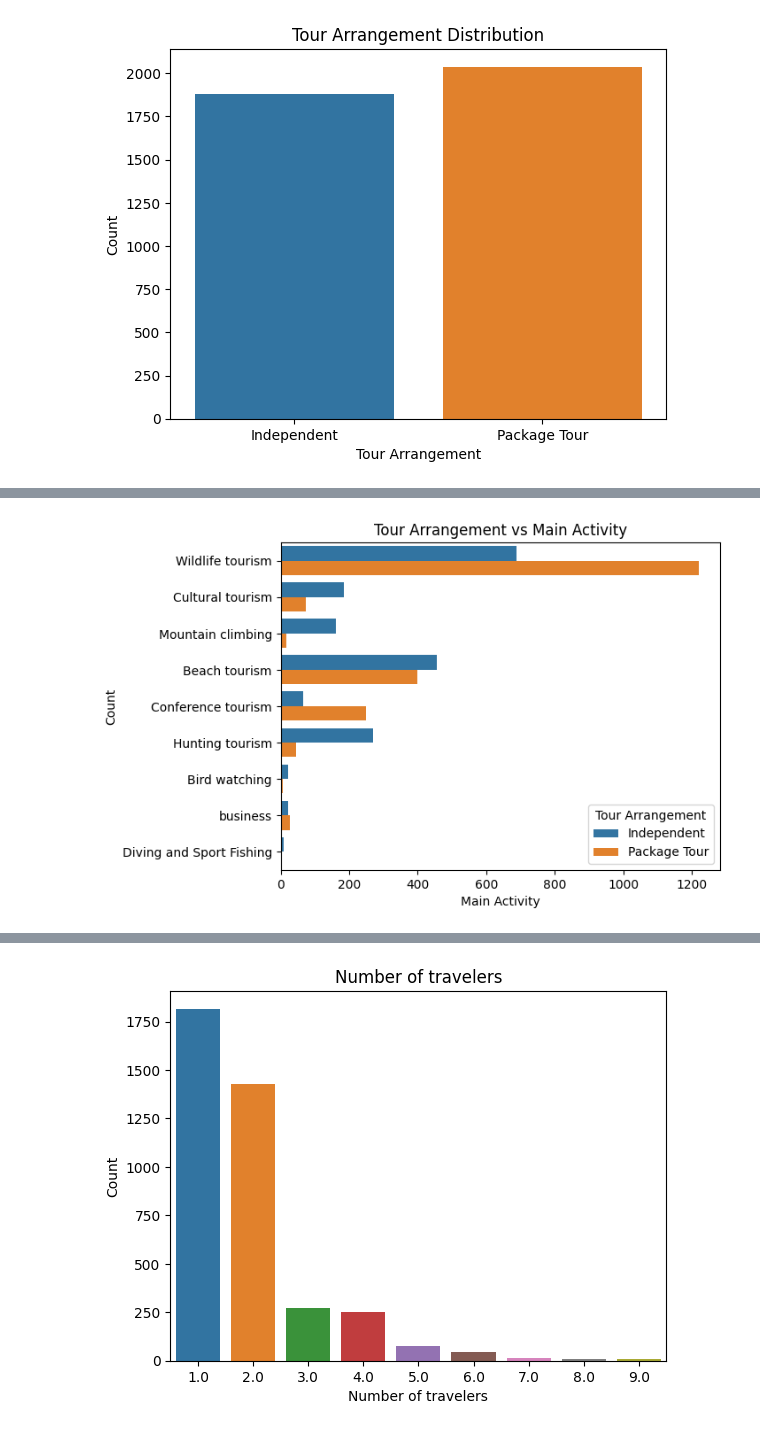
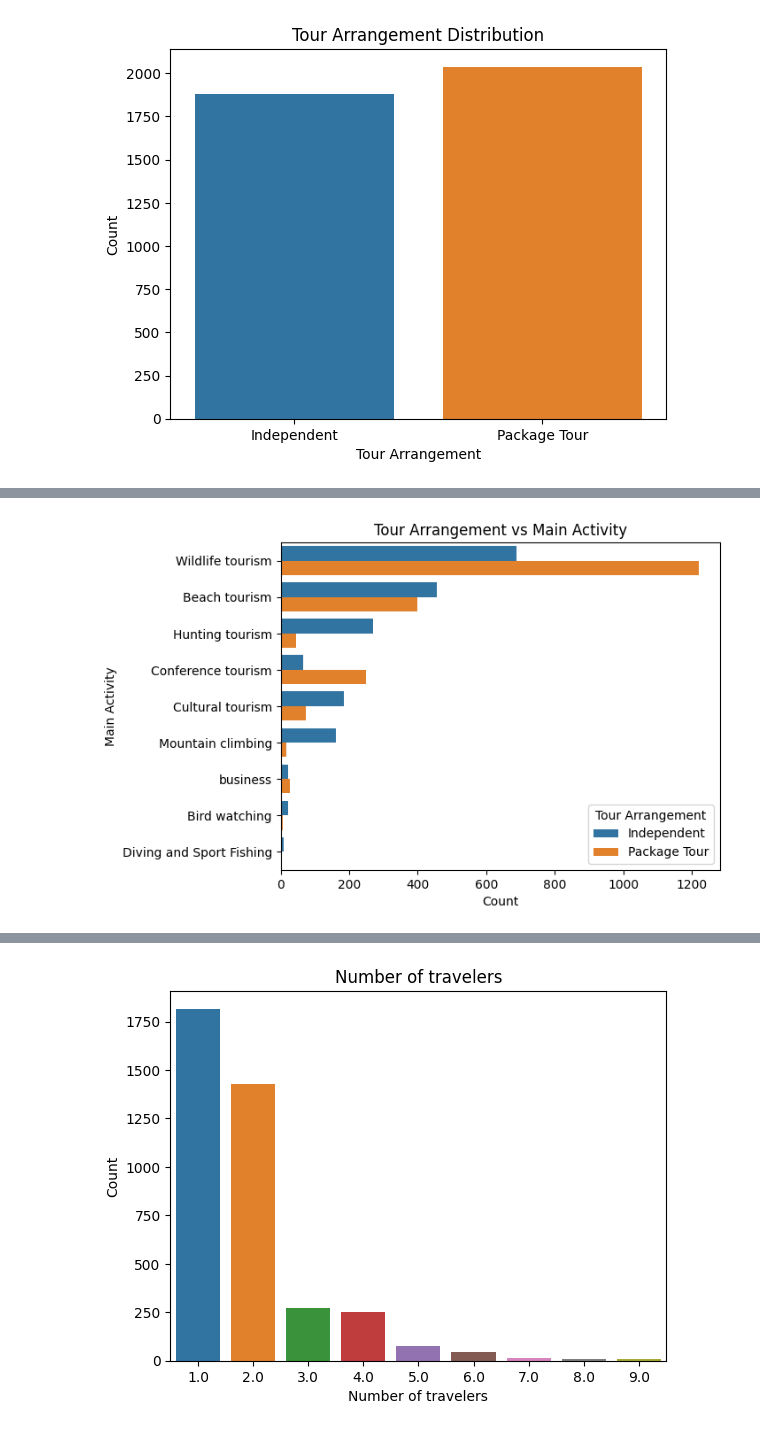
Before and after one commit to ismileusmilenot/ds-tourism-project, a Jupyter notebook: 2_Graphical_Insides.ipynb, the cells around one changed output, grey strips where cells are left out. Saved outputs shown, nothing was run; the diff lists cells and outputs as text; code cells hidden in the pictures.

```diff
--- a/2_Graphical_Insides.ipynb
+++ b/2_Graphical_Insides.ipynb
@@ -267,12 +267,12 @@ plt.show()
 # %%
-sns.countplot(y='main_activity', hue='tour_arrangement', data=df_train)
+sns.countplot(y='main_activity', hue='tour_arrangement', data=df_train, order=df_train['main_activity'].value_counts().index)
 plt.title('Tour Arrangement vs Main Activity')
-plt.xlabel('Main Activity')
-plt.ylabel('Count')
+plt.ylabel('Main Activity')
+plt.xlabel('Count')
 plt.legend(title='Tour Arrangement')
 plt.show()
 # %% [output]
-[figure, old version]
+[figure, new version]
 # %%
 
 sns.countplot(y='purpose', hue='tour_arrangement', data=df_train)
```
Also changed, not shown: parts of 3 cells of this notebook, 3 other files.
